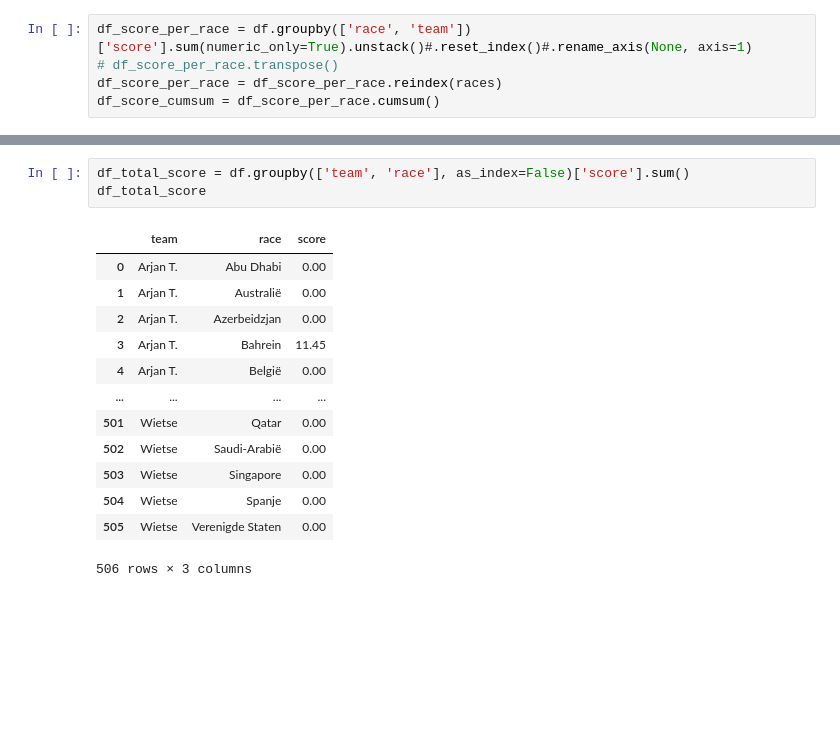
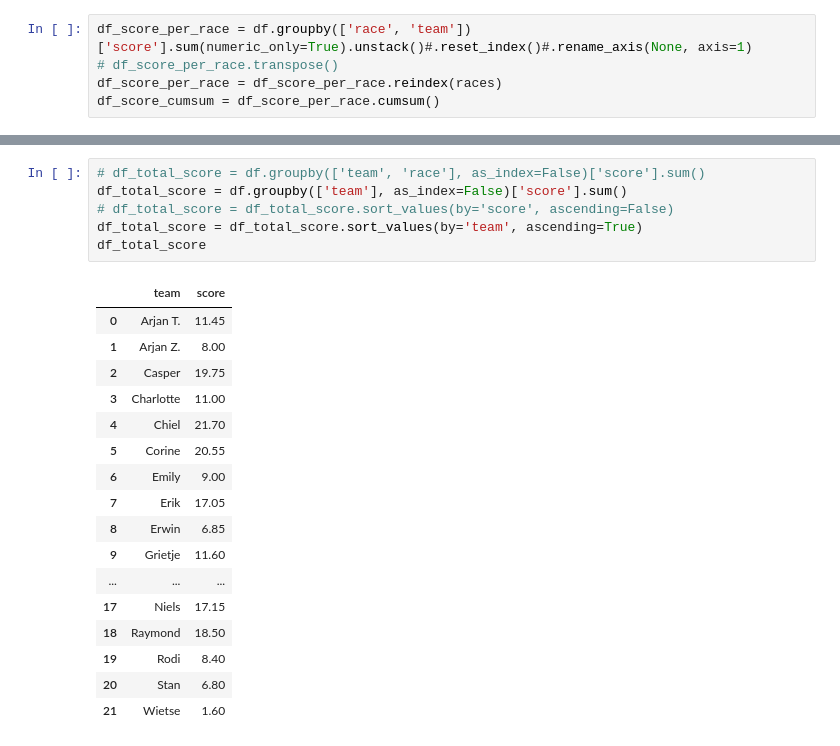
Before and after one commit to Chiil/smallprograms, a Jupyter notebook: acwef1/ACWE F1 2023.ipynb, the cells around one changed output, grey strips where cells are left out. Saved outputs shown, nothing was run; the diff lists cells and outputs as text; blank space fills up the shorter version.

```diff
--- a/acwef1/ACWE F1 2023.ipynb
+++ b/acwef1/ACWE F1 2023.ipynb
@@ -102,20 +102,27 @@ fig.show()
 ['rgb(6, 0, 249)', 'rgb(17, 0, 238)', 'rgb(29, 0, 226)', 'rgb(41, 0, 214)', 'rgb(52, 0, 203)', 'rgb(64, 0, 191)', 'rgb(75, 0, 180)', 'rgb(87, 0, 168)', 'rgb(99, 0, 156)', 'rgb(110, 0, 145)', 'rgb(122, ...
 [interactive output not drawn]
 # %%
-df_total_score = df.groupby(['team', 'race'], as_index=False)['score'].sum()
+# df_total_score = df.groupby(['team', 'race'], as_index=False)['score'].sum()
+df_total_score = df.groupby(['team'], as_index=False)['score'].sum()
+# df_total_score = df_total_score.sort_values(by='score', ascending=False)
+df_total_score = df_total_score.sort_values(by='team', ascending=True)
 df_total_score
 # %% [output]
-|  | team | race | score |
-| 0 | Arjan T. | Abu Dhabi | 0.00 |
-| 1 | Arjan T. | Australië | 0.00 |
-| 2 | Arjan T. | Azerbeidzjan | 0.00 |
-| 3 | Arjan T. | Bahrein | 11.45 |
-| 4 | Arjan T. | België | 0.00 |
-| ... | ... | ... | ... |
-| 501 | Wietse | Qatar | 0.00 |
-| 502 | Wietse | Saudi-Arabië | 0.00 |
-| 503 | Wietse | Singapore | 0.00 |
-| 504 | Wietse | Spanje | 0.00 |
-| 505 | Wietse | Verenigde Staten | 0.00 |
+|  | team | score |
+| 0 | Arjan T. | 11.45 |
+| 1 | Arjan Z. | 8.00 |
+| 2 | Casper | 19.75 |
+| 3 | Charlotte | 11.00 |
+| 4 | Chiel | 21.70 |
+| 5 | Corine | 20.55 |
+| 6 | Emily | 9.00 |
+| 7 | Erik | 17.05 |
+| 8 | Erwin | 6.85 |
+| 9 | Grietje | 11.60 |
+| ... | ... | ... |
+| 17 | Niels | 17.15 |
+| 18 | Raymond | 18.50 |
+| 19 | Rodi | 8.40 |
+| 20 | Stan | 6.80 |
+| 21 | Wietse | 1.60 |
-506 rows × 3 columns
 # %%
```
Also changed, not shown: parts of 2 cells of this notebook.
